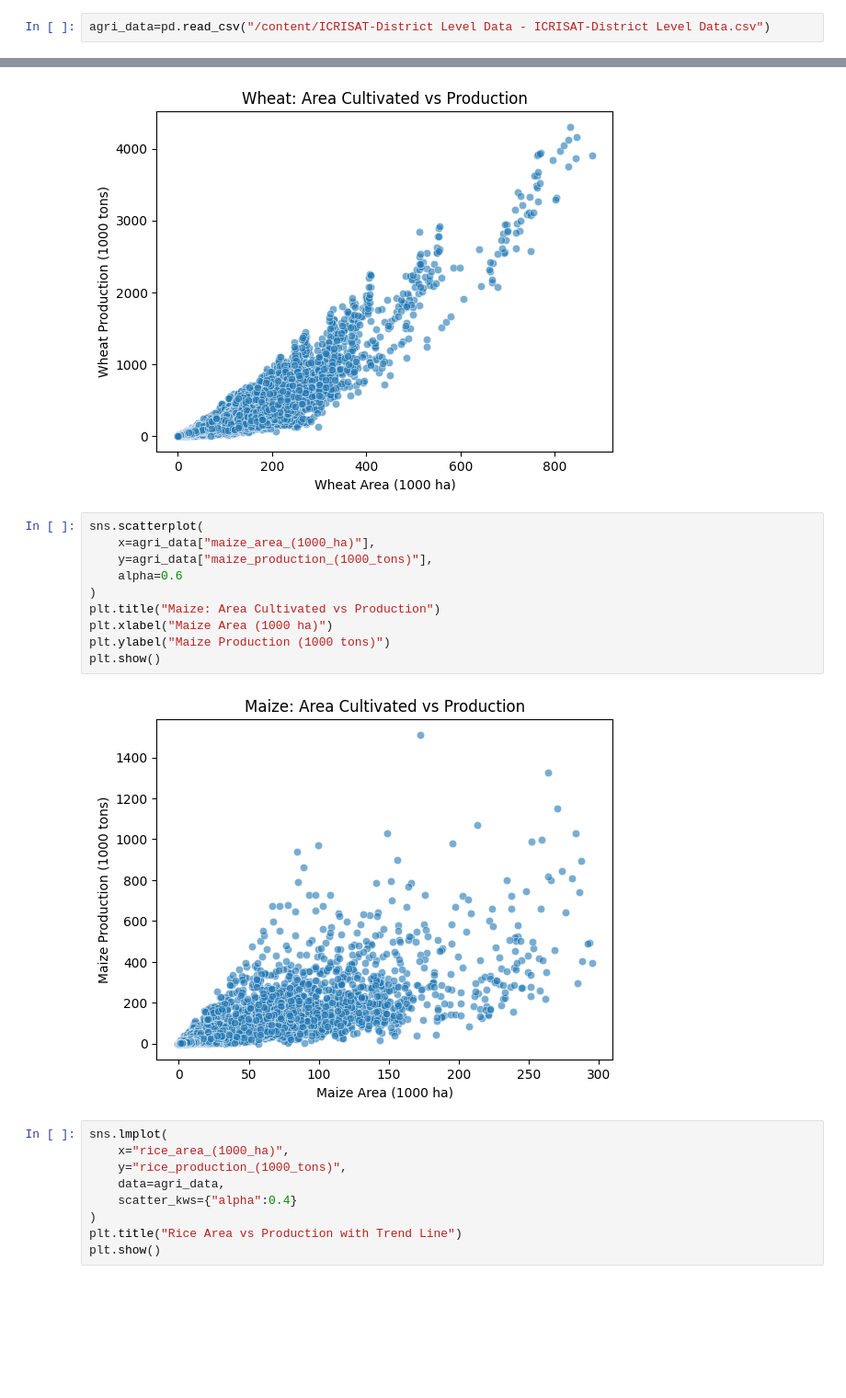
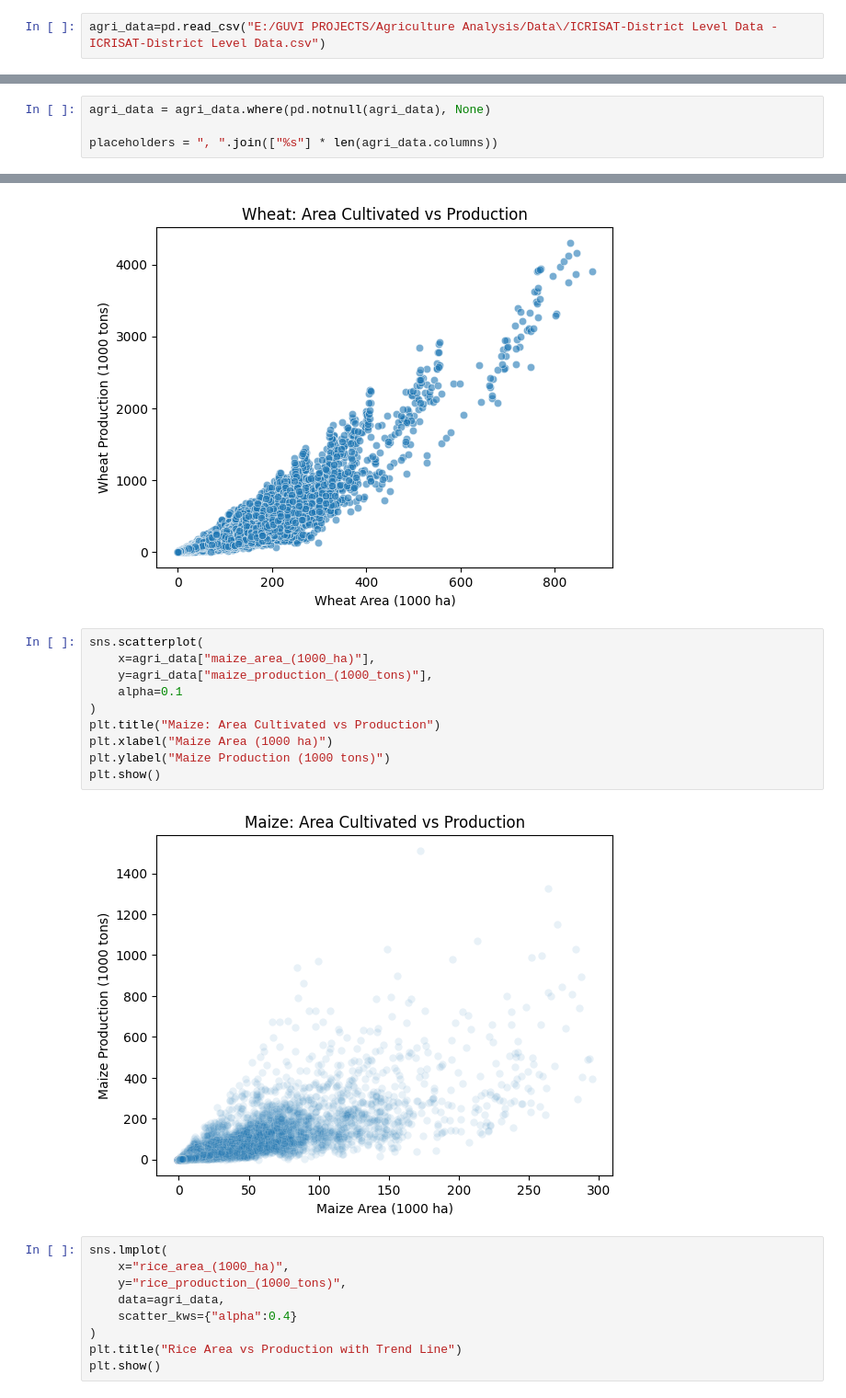
Before and after one commit to krithickwork12-design/Indian-Agirculture-Analysis, a Jupyter notebook: Notebook/Indian_Agriculture_Analysis.ipynb, the cells around one changed output, grey strips where cells are left out. Shown at 92% size. Cells and saved outputs as stored; diff of their text form; blank space fills up the shorter version.

```diff
--- a/Notebook/Indian_Agriculture_Analysis.ipynb
+++ b/Notebook/Indian_Agriculture_Analysis.ipynb
@@ -6,5 +7,5 @@ import seaborn as sns
 # %%
-agri_data=pd.read_csv("/content/ICRISAT-District Level Data - ICRISAT-District Level Data.csv")
+agri_data=pd.read_csv("E:/GUVI PROJECTS/Agriculture Analysis/Data\/ICRISAT-District Level Data - ICRISAT-District Level Data.csv")
 # %%
 agri_data.head()
 # %% [output]
@@ -113,0 +189,4 @@ agri_data=agri_data.drop(['kharif_sorghum_area_(1000_ha)','rabi_sorghum_area_(10
+# %%
+agri_data = agri_data.where(pd.notnull(agri_data), None)
+
+placeholders = ", ".join(["%s"] * len(agri_data.columns))
@@ -432,15 +598,15 @@ plt.show()
 # %%
 sns.scatterplot(
     x=agri_data["maize_area_(1000_ha)"],
     y=agri_data["maize_production_(1000_tons)"],
-    alpha=0.6
+    alpha=0.1
 )
 plt.title("Maize: Area Cultivated vs Production")
 plt.xlabel("Maize Area (1000 ha)")
 plt.ylabel("Maize Production (1000 tons)")
 plt.show()
 # %% [output]
-[figure, old version]
+[figure, new version]
 # %%
 sns.lmplot(
     x="rice_area_(1000_ha)",
```
Also changed, not shown: parts of 39 cells of this notebook.
